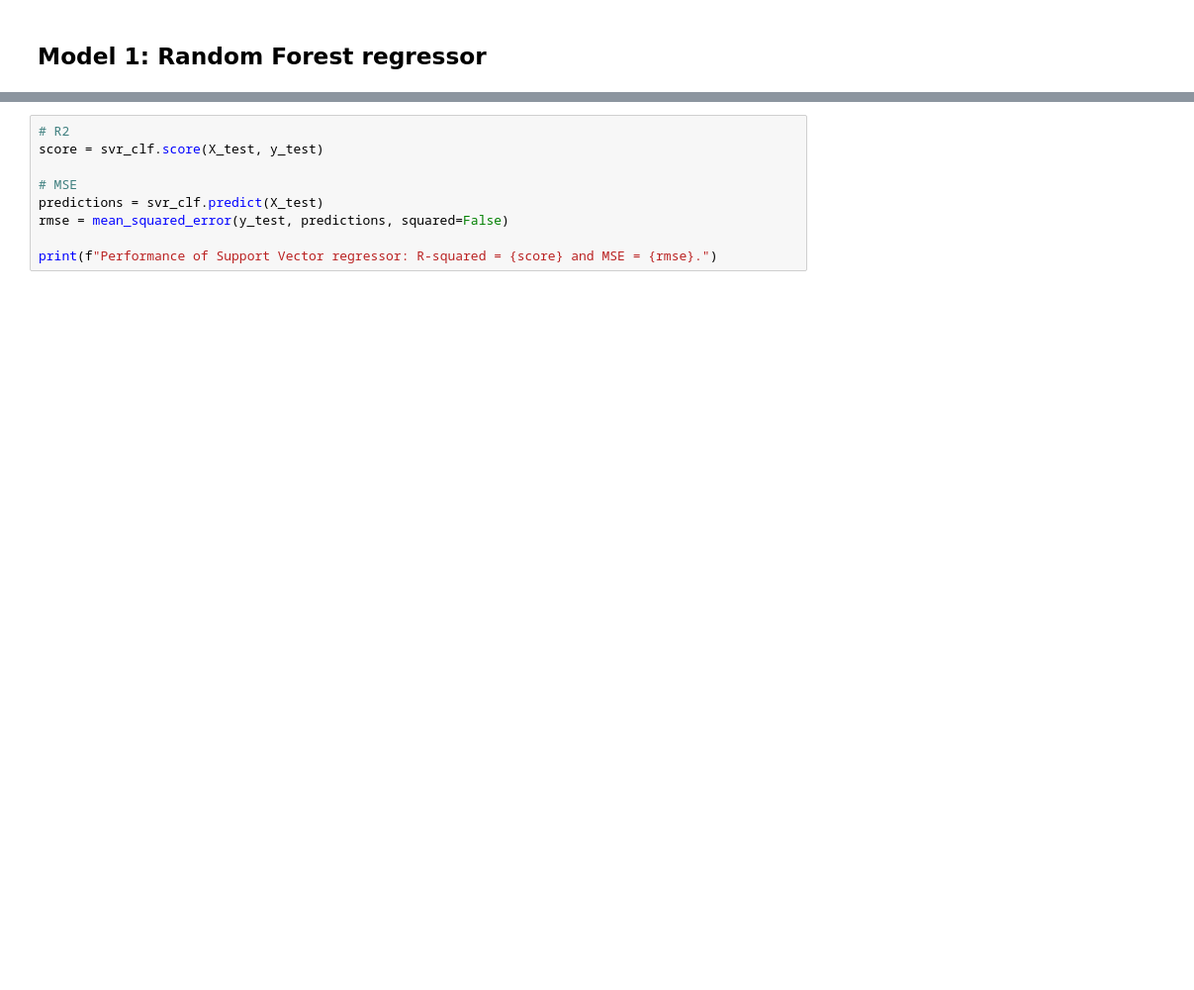
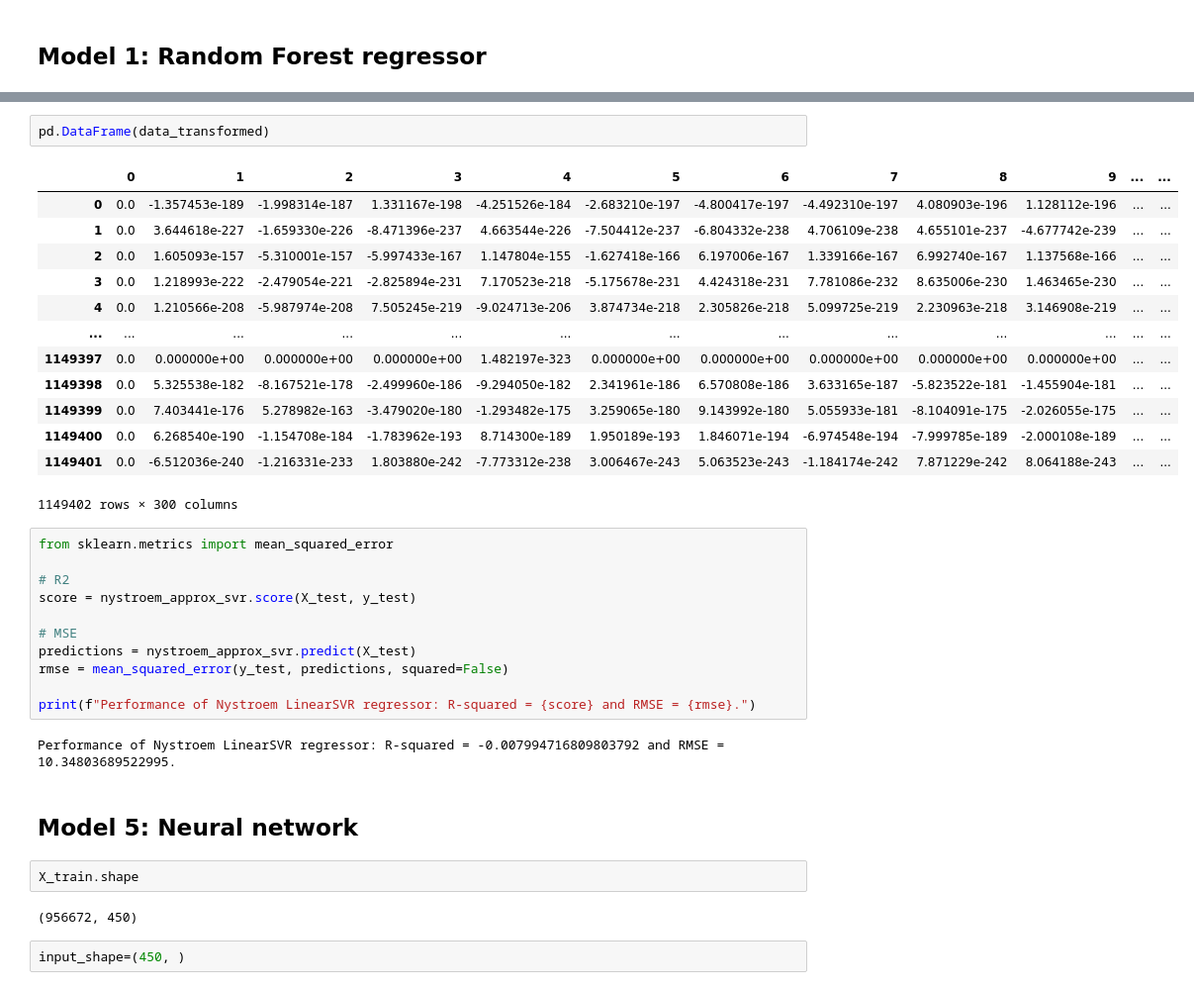
Before and after one commit to epodium/EEG_age_prediction, a Jupyter notebook: Notebooks/Deep learning EEG_traditional models.ipynb, the cells around one changed output, grey strips where cells are left out. Shown at 99% size. Cells and saved outputs as stored; diff of their text form; blank space fills up the shorter version.

Commit message:
Adds a few traditional ML models

```diff
--- a/Notebooks/Deep learning EEG_traditional models.ipynb
+++ b/Notebooks/Deep learning EEG_traditional models.ipynb
@@ -130,9 +593,37 @@ svr_clf.fit(X_train, y_train)
+# %%
+pd.DataFrame(data_transformed)
+# %% [output]
+|  | 0 | 1 | 2 | 3 | 4 | 5 | 6 | 7 | 8 | 9 | ... | ... |
+| 0 | 0.0 | -1.357453e-189 | -1.998314e-187 | 1.331167e-198 | -4.251526e-184 | -2.683210e-197 | -4.800417e-197 | -4.492310e-197 | 4.080903e-196 | 1.128112e-196 | ... | ... |
+| 1 | 0.0 | 3.644618e-227 | -1.659330e-226 | -8.471396e-237 | 4.663544e-226 | -7.504412e-237 | -6.804332e-238 | 4.706109e-238 | 4.655101e-237 | -4.677742e-239 | ... | ... |
+| 2 | 0.0 | 1.605093e-157 | -5.310001e-157 | -5.997433e-167 | 1.147804e-155 | -1.627418e-166 | 6.197006e-167 | 1.339166e-167 | 6.992740e-167 | 1.137568e-166 | ... | ... |
+| 3 | 0.0 | 1.218993e-222 | -2.479054e-221 | -2.825894e-231 | 7.170523e-218 | -5.175678e-231 | 4.424318e-231 | 7.781086e-232 | 8.635006e-230 | 1.463465e-230 | ... | ... |
+| 4 | 0.0 | 1.210566e-208 | -5.987974e-208 | 7.505245e-219 | -9.024713e-206 | 3.874734e-218 | 2.305826e-218 | 5.099725e-219 | 2.230963e-218 | 3.146908e-219 | ... | ... |
+| ... | ... | ... | ... | ... | ... | ... | ... | ... | ... | ... | ... | ... |
+| 1149397 | 0.0 | 0.000000e+00 | 0.000000e+00 | 0.000000e+00 | 1.482197e-323 | 0.000000e+00 | 0.000000e+00 | 0.000000e+00 | 0.000000e+00 | 0.000000e+00 | ... | ... |
+| 1149398 | 0.0 | 5.325538e-182 | -8.167521e-178 | -2.499960e-186 | -9.294050e-182 | 2.341961e-186 | 6.570808e-186 | 3.633165e-187 | -5.823522e-181 | -1.455904e-181 | ... | ... |
+| 1149399 | 0.0 | 7.403441e-176 | 5.278982e-163 | -3.479020e-180 | -1.293482e-175 | 3.259065e-180 | 9.143992e-180 | 5.055933e-181 | -8.104091e-175 | -2.026055e-175 | ... | ... |
+| 1149400 | 0.0 | 6.268540e-190 | -1.154708e-184 | -1.783962e-193 | 8.714300e-189 | 1.950189e-193 | 1.846071e-194 | -6.974548e-194 | -7.999785e-189 | -2.000108e-189 | ... | ... |
+| 1149401 | 0.0 | -6.512036e-240 | -1.216331e-233 | 1.803880e-242 | -7.773312e-238 | 3.006467e-243 | 5.063523e-243 | -1.184174e-242 | 7.871229e-242 | 8.064188e-243 | ... | ... |
+1149402 rows × 300 columns
 # %%
+from sklearn.metrics import mean_squared_error
+
 # R2
-score = svr_clf.score(X_test, y_test)
+score = nystroem_approx_svr.score(X_test, y_test)
 
 # MSE
-predictions = svr_clf.predict(X_test)
+predictions = nystroem_approx_svr.predict(X_test)
 rmse = mean_squared_error(y_test, predictions, squared=False)
 
-print(f"Performance of Support Vector regressor: R-squared = {score} and MSE = {rmse}.")
+print(f"Performance of Nystroem LinearSVR regressor: R-squared = {score} and RMSE = {rmse}.")
+# %% [output]
+Performance of Nystroem LinearSVR regressor: R-squared = -0.007994716809803792 and RMSE = 10.34803689522995.
+# %% [markdown]
+## Model 5: Neural network
+# %%
+X_train.shape
+# %% [output]
+(956672, 450)
+# %%
+input_shape=(450, )
```
Also changed, not shown: parts of 49 cells of this notebook, 1 other file.
